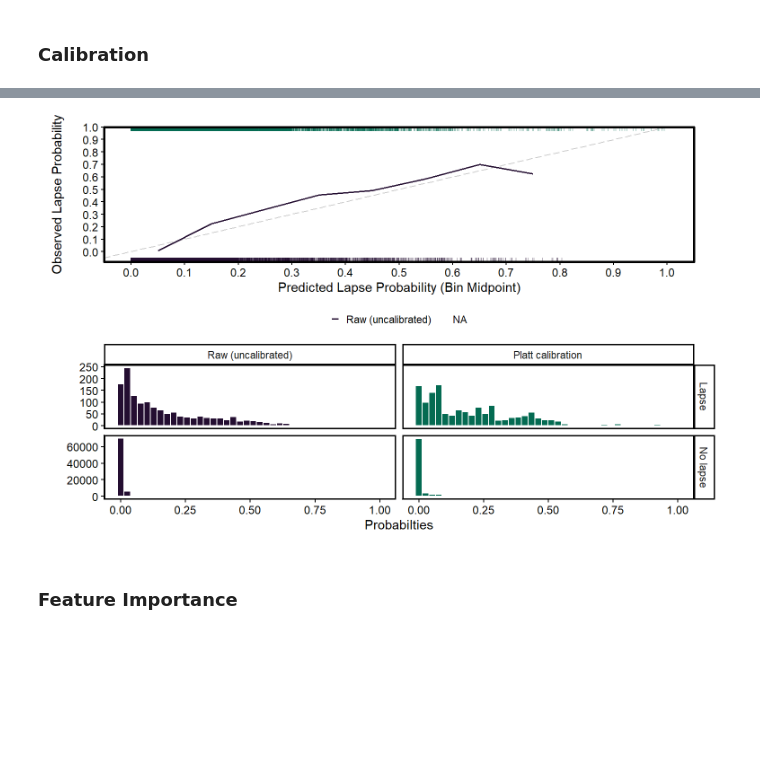
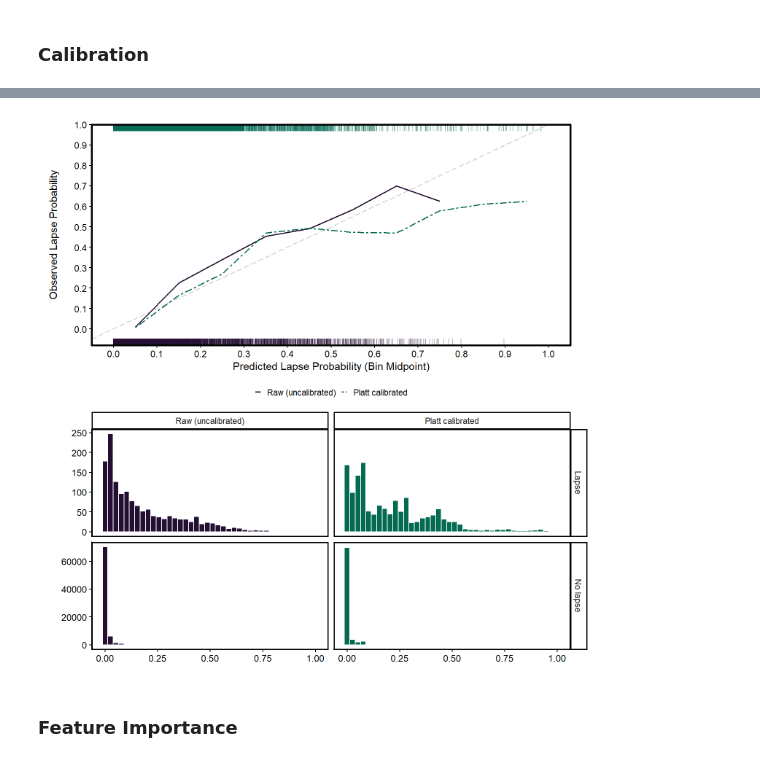
Before and after one commit to KendraPaquette/study_dissertation, a Jupyter notebook: notebooks/figures.embed.ipynb, the cells around one changed output, grey strips where cells are left out. Cells and saved outputs as stored; diff of their text form; code cells hidden in the pictures; blank space fills up the shorter version.

```diff
--- a/notebooks/figures.embed.ipynb
+++ b/notebooks/figures.embed.ipynb
@@ -310,10 +310,13 @@ rug_data_logi <- preds_all_logi |>
 #| label: fig-2
 #| fig-cap: "The top panel presents a calibration plot of raw and Platt calibrated risk probabilities. Predicted probabilities (x-axis) are binned into deciles. Observed lapse probability (y-axis) represents the proportion of actual lapses observed in each bin. The dashed diagonal represents perfect calibration. Points below the line indicate overestimation and points above the line indicate underestimation. Raw probabilities are depicted as the dark purple line. Platt calibrated probabilities are depicted as the green dashed line. The rug plots along the x-axes depict the observation frequency in each bin for the raw (bottom) and Platt calibrated (top) probabilities. The bottom left and right panel presents histograms of raw (uncalibrated) and Platt calibrated risk probability distributions, respectively, separately by true lapse outcome."
 #| fig-width: 8
+#| fig-height: 8
 
 cal <- preds_all_raw |>
   bind_rows(preds_all_logi) |>
   mutate(prob = factor(prob, levels = c("Raw (uncalibrated)",
+                                        "Platt calibration"),
+                       labels = c("Raw (uncalibrated)",
                                         "Platt calibrated"))) |>
   group_by(bins,  prob)  |>
   summarize(mean_lapse = mean(lapse),
@@ -355,11 +358,11 @@ cal <- preds_all_raw |>
 hist <- preds |>
   pivot_longer(cols = c(prob_raw, prob_logi), names_to = "prob_type", values_to = "prob") |>
   mutate(prob_type = factor(prob_type, levels = c("prob_raw", "prob_logi"),
-                                labels = c("Raw (uncalibrated)", "Platt calibration"))) |>
+                                labels = c("Raw (uncalibrated)", "Platt calibrated"))) |>
   ggplot() +
   geom_histogram(aes(x = prob, fill = prob_type), color = "white", bins = 40) +
   facet_grid(label ~ prob_type, scales = "free_y") +
-  labs(x = "Probabilties",
+  labs(x = NULL,
        y = NULL) +
   scale_fill_manual(values = c("#240e31", "#046B52")) +
   theme_classic() +
@@ -374,4 +375,4 @@ Warning: Removed 10 rows containing missing values or values outside the scale r
-[figure, old version]
+[figure, new version]
 # %% [markdown]
 ### Feature Importance
 # %%
```
Also changed, not shown: parts of 1 cell of this notebook, 9 other files.
